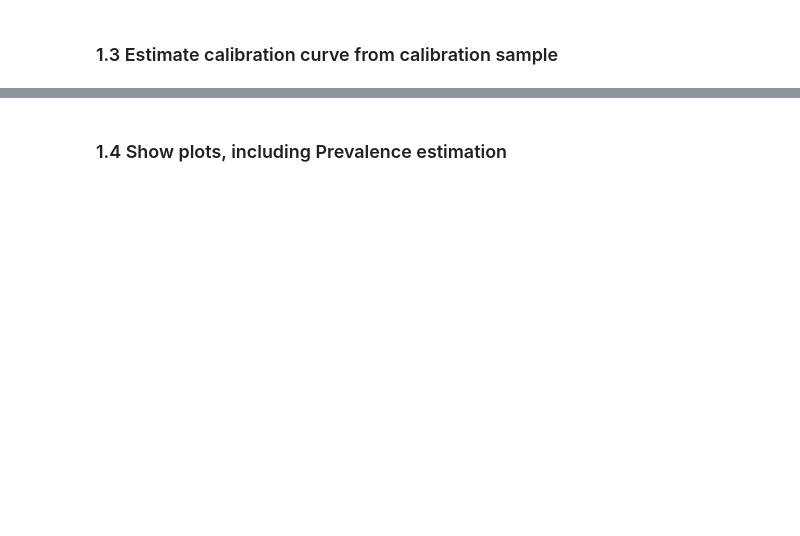
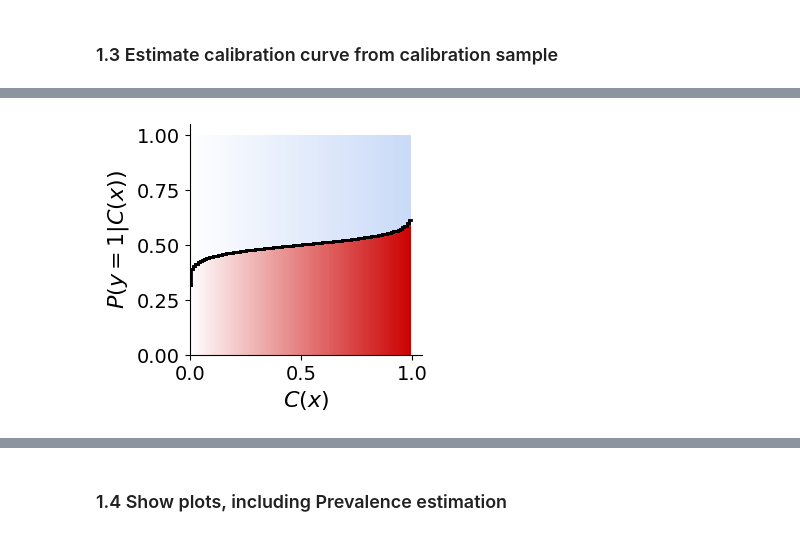
Before and after one commit to avalanchesiqi/pyquantifier, a Jupyter notebook: icwsm_tutorial/Alternate_Calibration_Curves.ipynb, the cells around one changed output, grey strips where cells are left out. Saved outputs shown, nothing was run; the diff lists cells and outputs as text; code cells hidden in the pictures; blank space fills up the shorter version.

```diff
--- a/icwsm_tutorial/Alternate_Calibration_Curves.ipynb
+++ b/icwsm_tutorial/Alternate_Calibration_Curves.ipynb
@@ -118,0 +167,4 @@ ps_calibration_curve = intrinsic_selected_dataset.calibration_curve
+# %%
+temperature_calibration_curve.plot()
+# %% [output]
+[figure, added]
```
Also changed, not shown: parts of 9 cells of this notebook, 3 other files.
